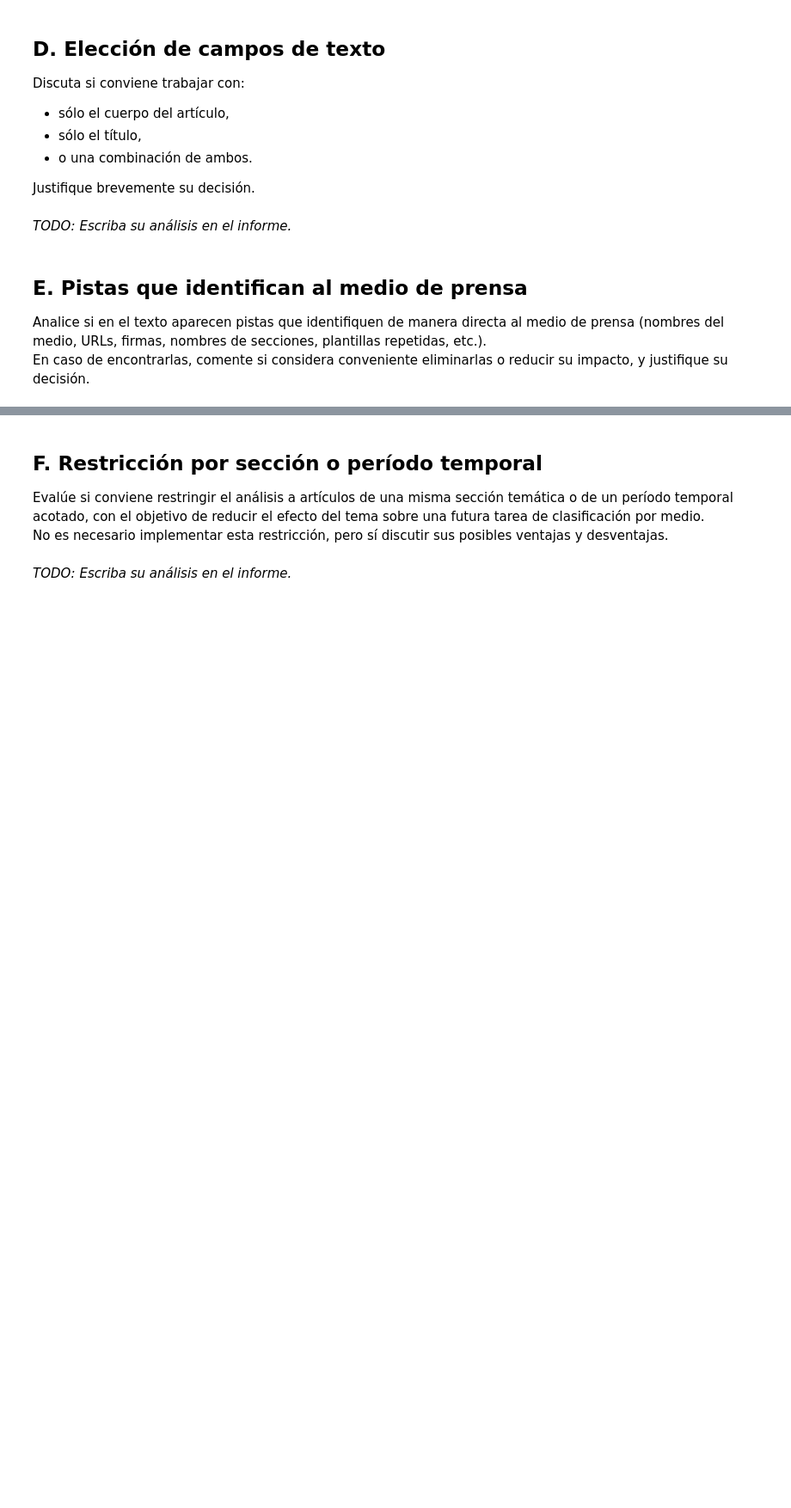
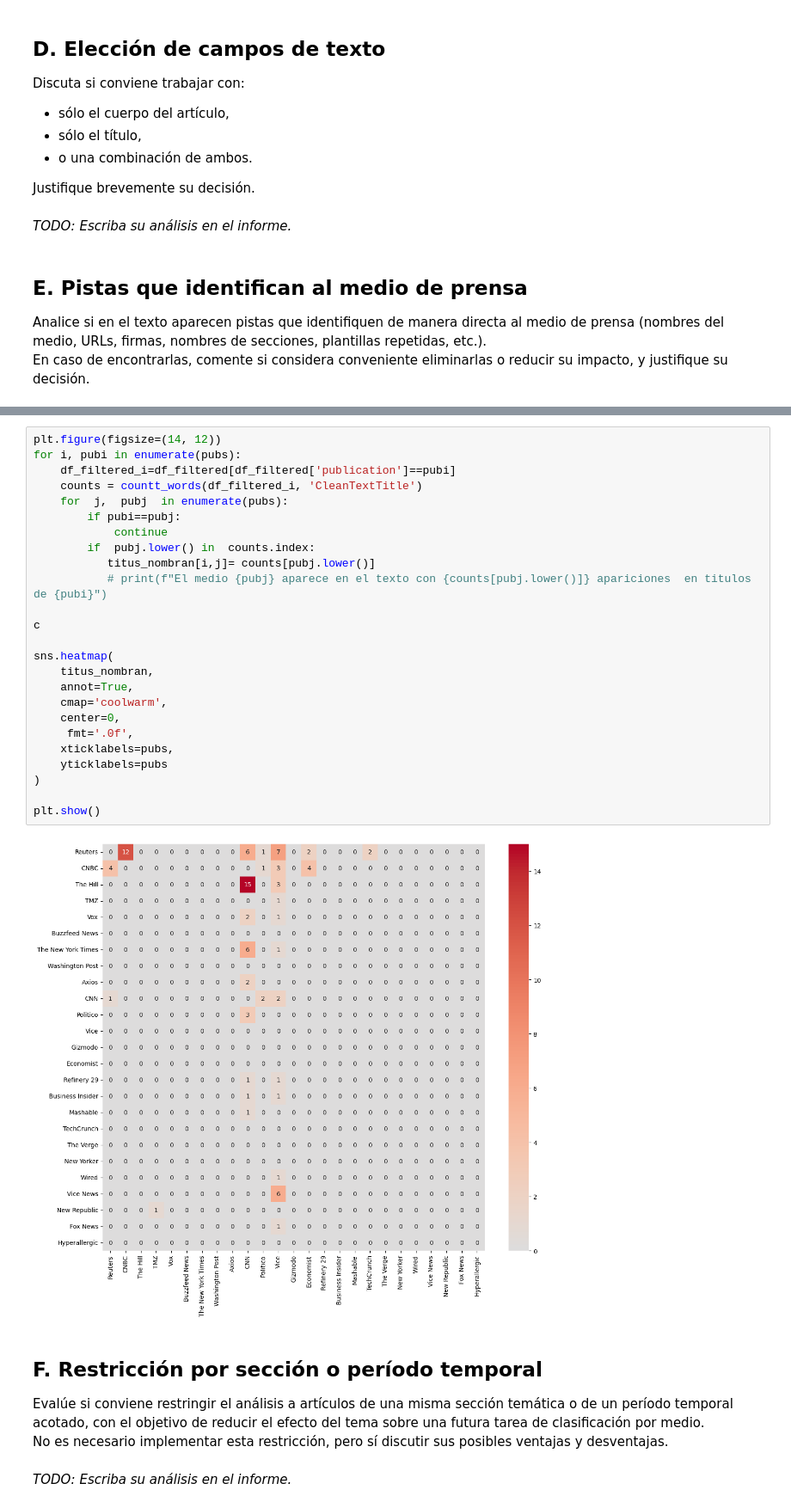
Before and after one commit to SQuincke/intro-cd-tarea-1, a Jupyter notebook: 2026_template_tarea1.ipynb, the cells around one changed output, grey strips where cells are left out. Shown at 86% size. Cells and saved outputs as stored; diff of their text form; blank space fills up the shorter version.

```diff
--- a/2026_template_tarea1.ipynb
+++ b/2026_template_tarea1.ipynb
@@ -437,3 +472,30 @@ En caso de encontrarlas, comente si considera conveniente eliminarlas o reducir
+# %%
+plt.figure(figsize=(14, 12))
+for i, pubi in enumerate(pubs):
+    df_filtered_i=df_filtered[df_filtered['publication']==pubi]
+    counts = countt_words(df_filtered_i, 'CleanTextTitle')
+    for  j,  pubj  in enumerate(pubs):
+        if pubi==pubj:
+            continue
+        if  pubj.lower() in  counts.index:
+           titus_nombran[i,j]= counts[pubj.lower()]
+           # print(f"El medio {pubj} aparece en el texto con {counts[pubj.lower()]} apariciones  en titulos de {pubi}")
+
+c
+
+sns.heatmap(
+    titus_nombran,
+    annot=True,
+    cmap='coolwarm',
+    center=0,
+     fmt='.0f',
+    xticklabels=pubs,
+    yticklabels=pubs
+)
+
+plt.show()
+# %% [output]
+[figure, added]
 # %% [markdown]
 ## F. Restricción por sección o período temporal
 Evalúe si conviene restringir el análisis a artículos de una misma sección temática o de un período temporal acotado, con el objetivo de reducir el efecto del tema sobre una futura tarea de clasificación por medio. \
```
Also changed, not shown: parts of 3 cells of this notebook.
